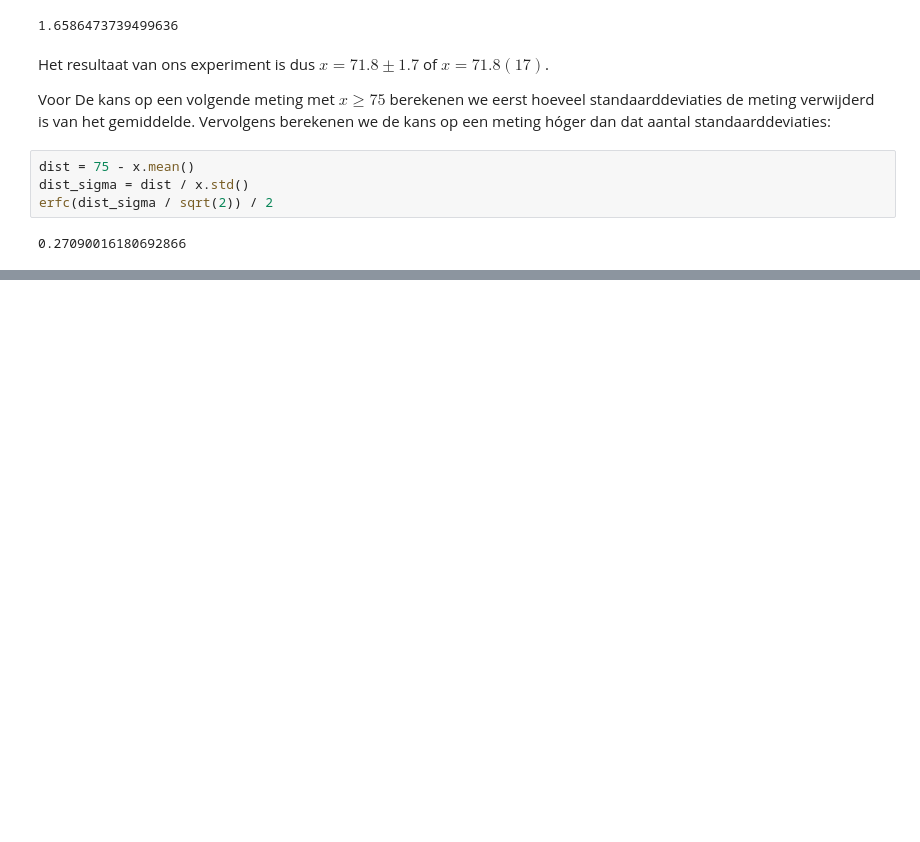
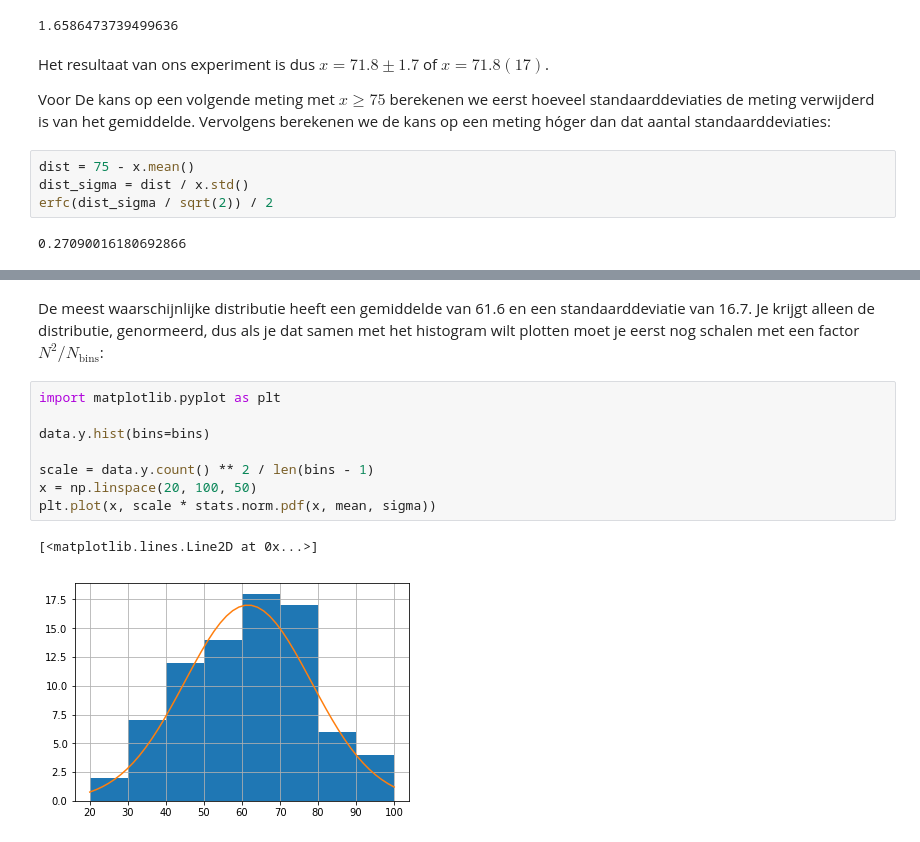
Before and after one commit to davidfokkema/data-analyse, a Jupyter notebook: notebooks/uitwerkingen-opgaven.ipynb, the cells around one changed output, grey strips where cells are left out. Saved outputs shown, nothing was run; the diff lists cells and outputs as text; blank space fills up the shorter version.

```diff
--- a/notebooks/uitwerkingen-opgaven.ipynb
+++ b/notebooks/uitwerkingen-opgaven.ipynb
@@ -88,0 +132,13 @@ erfc(dist_sigma / sqrt(2)) / 2
+# %% [markdown]
+De meest waarschijnlijke distributie heeft een gemiddelde van 61.6 en een standaarddeviatie van 16.7. Je krijgt alleen de distributie, genormeerd, dus als je dat samen met het histogram wilt plotten moet je eerst nog schalen met een factor $N^2 / N_\mathrm{bins}$:
+# %%
+import matplotlib.pyplot as plt
+
+data.y.hist(bins=bins)
+
+scale = data.y.count() ** 2 / len(bins - 1)
+x = np.linspace(20, 100, 50)
+plt.plot(x, scale * stats.norm.pdf(x, mean, sigma))
+# %% [output]
+[<matplotlib.lines.Line2D at 0x...>]
+[figure, added]
```
Also changed, not shown: parts of 14 cells of this notebook, 1 other file.
